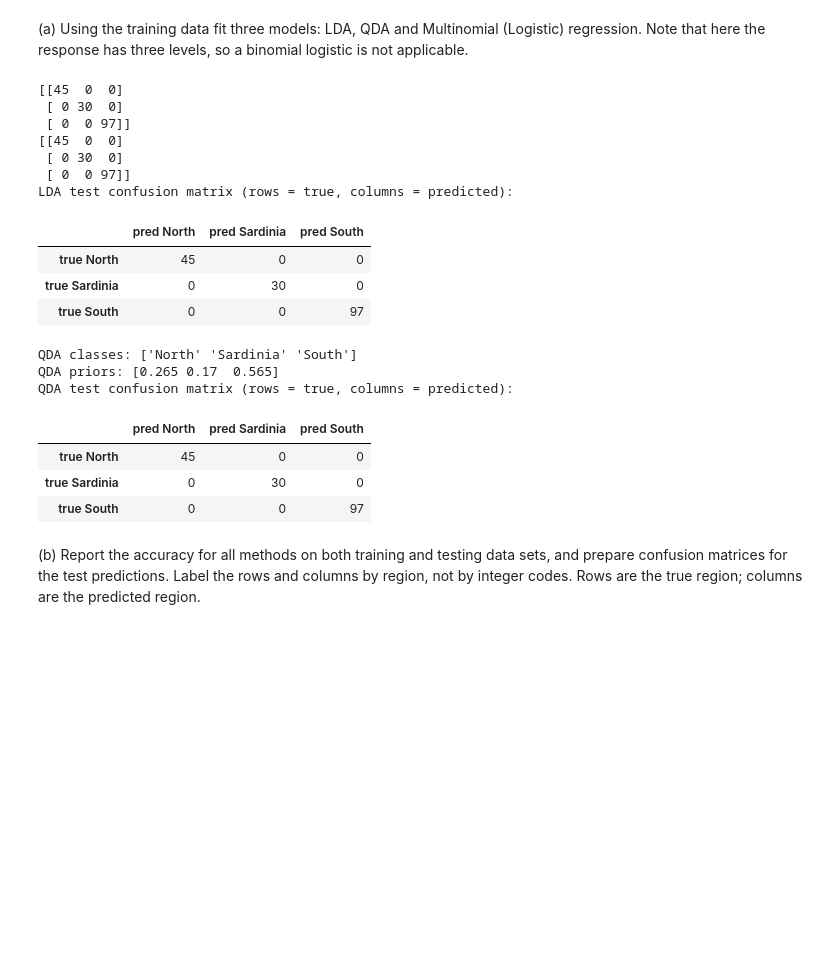
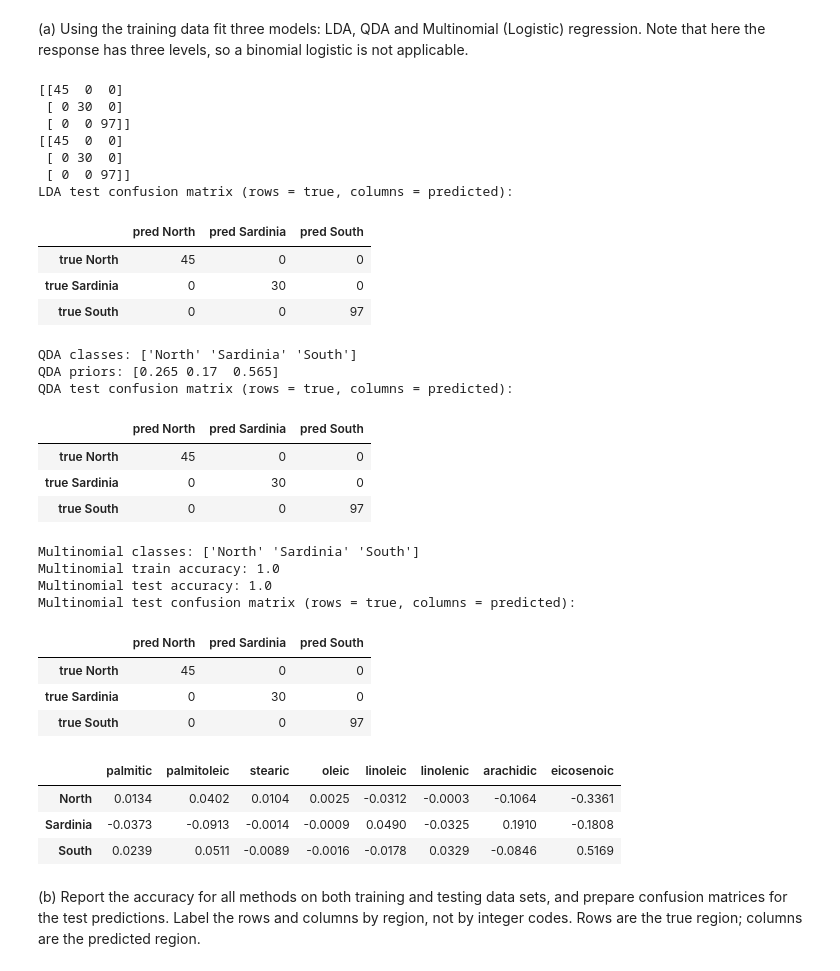
Before and after one commit to uiuc-msynowiec/cs598_psl, a Jupyter notebook: CodingAssignments/CA4/CS598_PSL_CA_4.ipynb, the cells around one changed output. Drawn from its saved outputs; the diff is of its cells as text; code cells hidden in the pictures; blank space fills up the shorter version.

Commit message:
multinomial (linear) regression completed

```diff
--- a/CodingAssignments/CA4/CS598_PSL_CA_4.ipynb
+++ b/CodingAssignments/CA4/CS598_PSL_CA_4.ipynb
@@ -125,34 +125,62 @@ display(confusion_df(y_test, lda_pred, lda.classes_))
 qda = QDA(store_covariance=True)
 qda.fit(X_train, y_train)
 
 qda_pred = qda.predict(X_test)
 qda_pred_train = qda.predict(X_train)
 
 print("QDA classes:", qda.classes_)
 print("QDA priors:", qda.priors_)
 print("QDA test confusion matrix (rows = true, columns = predicted):")
 display(confusion_df(y_test, qda_pred, qda.classes_))
 
-# TODO Liam Multinomial (Logistic) regression
+# Multinomial (Logistic) regression
+from sklearn.linear_model import LogisticRegression
+from sklearn.metrics import accuracy_score
+
+multinom = LogisticRegression(max_iter=5000)
+multinom.fit(X_train, y_train)
+
+multinom_pred = multinom.predict(X_test)
+multinom_pred_train = multinom.predict(X_train)
+
+print("Multinomial classes:", multinom.classes_)
+print("Multinomial train accuracy:", accuracy_score(y_train, multinom_pred_train))
+print("Multinomial test accuracy:", accuracy_score(y_test, multinom_pred))
+print("Multinomial test confusion matrix (rows = true, columns = predicted):")
+
+display(confusion_df(y_test, multinom_pred, multinom.classes_))
+display(pd.DataFrame(multinom.coef_, index=multinom.classes_, columns=X.columns).round(4))
 # %% [output]
 [[45  0  0]
  [ 0 30  0]
  [ 0  0 97]]
 [[45  0  0]
  [ 0 30  0]
  [ 0  0 97]]
 LDA test confusion matrix (rows = true, columns = predicted):
 |  | pred North | pred Sardinia | pred South |
 | true North | 45 | 0 | 0 |
 | true Sardinia | 0 | 30 | 0 |
 | true South | 0 | 0 | 97 |
 QDA classes: ['North' 'Sardinia' 'South']
 QDA priors: [0.265 0.17  0.565]
 QDA test confusion matrix (rows = true, columns = predicted):
 |  | pred North | pred Sardinia | pred South |
 | true North | 45 | 0 | 0 |
 | true Sardinia | 0 | 30 | 0 |
 | true South | 0 | 0 | 97 |
+Multinomial classes: ['North' 'Sardinia' 'South']
+Multinomial train accuracy: 1.0
+Multinomial test accuracy: 1.0
+Multinomial test confusion matrix (rows = true, columns = predicted):
+|  | pred North | pred Sardinia | pred South |
+| true North | 45 | 0 | 0 |
+| true Sardinia | 0 | 30 | 0 |
+| true South | 0 | 0 | 97 |
+|  | palmitic | palmitoleic | stearic | oleic | linoleic | linolenic | arachidic | eicosenoic |
+| North | 0.0134 | 0.0402 | 0.0104 | 0.0025 | -0.0312 | -0.0003 | -0.1064 | -0.3361 |
+| Sardinia | -0.0373 | -0.0913 | -0.0014 | -0.0009 | 0.0490 | -0.0325 | 0.1910 | -0.1808 |
+| South | 0.0239 | 0.0511 | -0.0089 | -0.0016 | -0.0178 | 0.0329 | -0.0846 | 0.5169 |
 # %% [markdown]
 (b) Report the accuracy for all methods on both training and testing data sets, and prepare confusion matrices for the test predictions. Label the rows and columns by region, not by integer codes. Rows are the true region; columns are the predicted region.
 # %%
```
